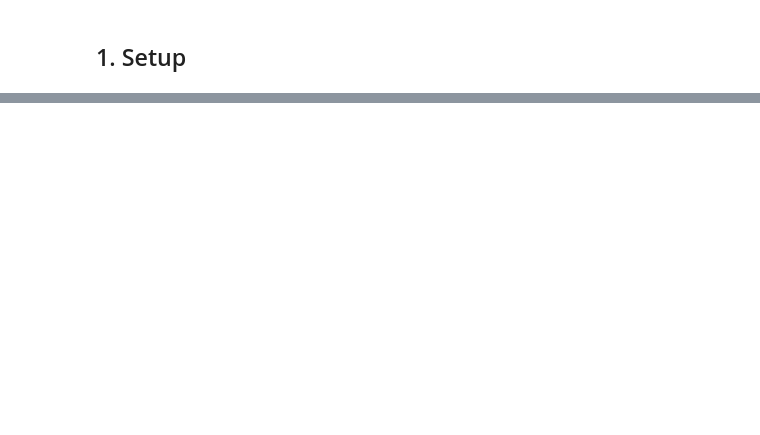
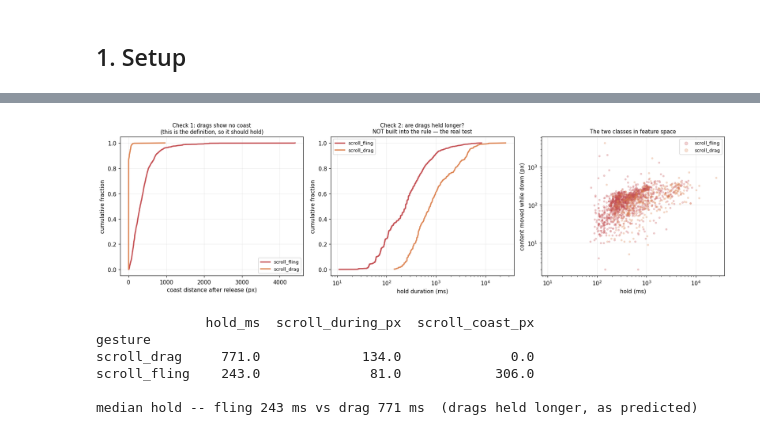
Before and after one commit to williaminsley/BBDC-Prototype-2-Research, a Jupyter notebook: notebooks/modelling/06_gesture_morphology.ipynb, the cells around one changed output, grey strips where cells are left out. Drawn from its saved outputs; the diff is of its cells as text; code cells hidden in the pictures; blank space fills up the shorter version.

```diff
--- a/notebooks/modelling/06_gesture_morphology.ipynb
+++ b/notebooks/modelling/06_gesture_morphology.ipynb
@@ -694,0 +272,52 @@ these participants has turned out to be tempo wearing different hats.
+# %%
+def plot_taxonomy_validation(interactions):
+    sc = interactions.loc[interactions['gesture'].isin(['scroll_fling', 'scroll_drag'])]
+    fig, axes = plt.subplots(1, 3, figsize=(16, 4.6))
+
+    ax = axes[0]
+    for g in ['scroll_fling', 'scroll_drag']:
+        v = sc.loc[sc['gesture'] == g, 'scroll_coast_px'].to_numpy()
+        v = np.sort(v[np.isfinite(v)])
+        ax.plot(v, np.arange(1, len(v) + 1) / len(v), color=GCOL[g], lw=2.2, label=g)
+    ax.set_xlabel("coast distance after release (px)"); ax.set_ylabel("cumulative fraction")
+    ax.set_title("Check 1: drags show no coast\n(this is the definition, so it should hold)",
+                 fontsize=9.5)
+    ax.legend(fontsize=8.5)
+
+    ax = axes[1]
+    for g in ['scroll_fling', 'scroll_drag']:
+        v = sc.loc[sc['gesture'] == g, 'hold_ms'].to_numpy()
+        v = np.sort(v[np.isfinite(v) & (v > 0)])
+        ax.plot(v, np.arange(1, len(v) + 1) / len(v), color=GCOL[g], lw=2.2, label=g)
+    ax.set_xscale('log'); ax.set_xlabel("hold duration (ms)"); ax.set_ylabel("cumulative fraction")
+    ax.set_title("Check 2: are drags held longer?\nNOT built into the rule — the real test",
+                 fontsize=9.5)
+    ax.legend(fontsize=8.5)
+
+    ax = axes[2]
+    for g in ['scroll_fling', 'scroll_drag']:
+        d = sc.loc[sc['gesture'] == g]
+        ax.scatter(d['hold_ms'], d['scroll_during_px'], s=8, alpha=0.25, color=GCOL[g], label=g)
+    ax.set_xscale('log'); ax.set_yscale('log')
+    ax.set_xlabel("hold (ms)"); ax.set_ylabel("content moved while down (px)")
+    ax.set_title("The two classes in feature space", fontsize=9.5)
+    ax.legend(fontsize=8.5, markerscale=2)
+    plt.tight_layout(); plt.show(); plt.close(fig)
+
+    med = sc.groupby('gesture')[['hold_ms', 'scroll_during_px', 'scroll_coast_px']].median()
+    print(med.round(1).to_string())
+    print()
+    f = med.loc['scroll_fling', 'hold_ms']; d = med.loc['scroll_drag', 'hold_ms']
+    print(f"median hold -- fling {f:.0f} ms vs drag {d:.0f} ms  "
+          f"({'drags held longer, as predicted' if d > f else 'PREDICTION FAILED: drags are not held longer'})")
+
+
+plot_taxonomy_validation(interactions)
+# %% [output]
+[figure, added]
+              hold_ms  scroll_during_px  scroll_coast_px
+gesture
+scroll_drag     771.0             134.0              0.0
+scroll_fling    243.0              81.0            306.0
+
+median hold -- fling 243 ms vs drag 771 ms  (drags held longer, as predicted)
```
Also changed, not shown: parts of 47 cells of this notebook, 2 other files.
